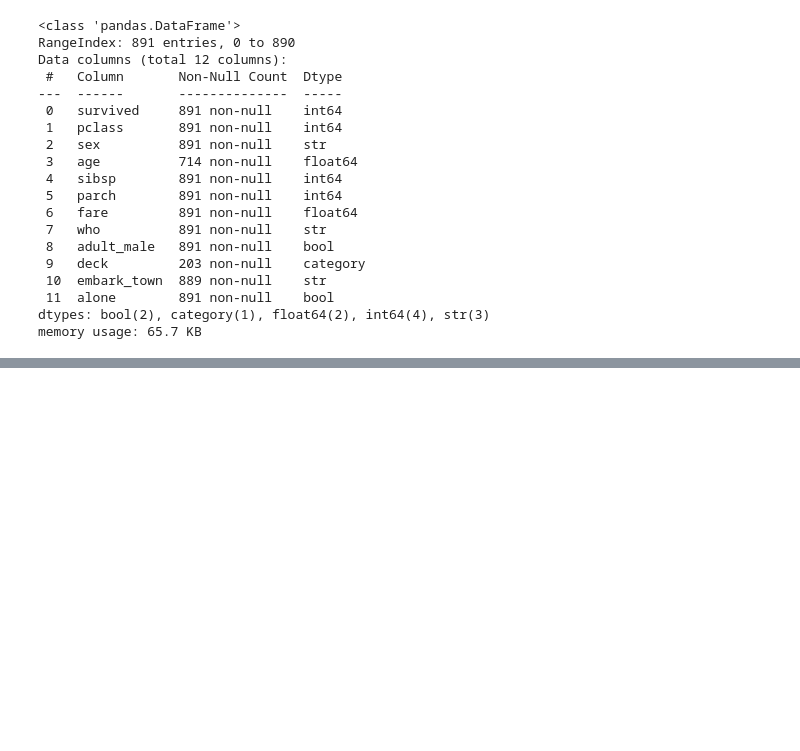
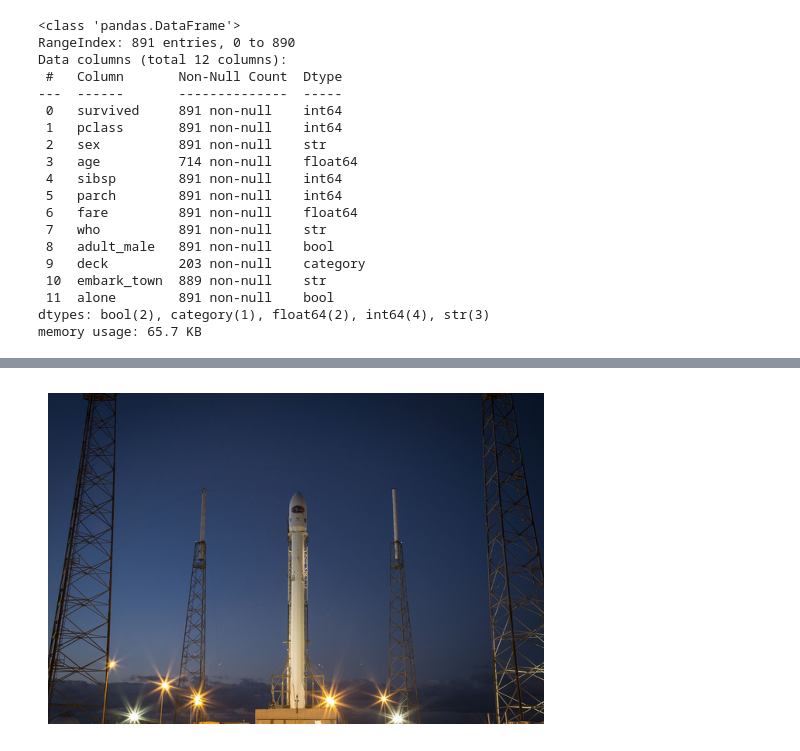
Before and after one commit to DScraftPL/dbai, a Jupyter notebook: kolos_prep_1.ipynb, the cells around one changed output, grey strips where cells are left out. Saved outputs shown, nothing was run; the diff lists cells and outputs as text; code cells hidden in the pictures; blank space fills up the shorter version.

```diff
--- a/kolos_prep_1.ipynb
+++ b/kolos_prep_1.ipynb
@@ -283,0 +545,10 @@ titanic_clean = titanic_clean.dropna()
+# %%
+from skimage import data
+
+obraz = data.rocket()
+
+plt.imshow(obraz)
+plt.axis(False)
+plt.show()
+# %% [output]
+[figure, added]
```
Also changed, not shown: parts of 24 cells of this notebook, 1 other file.
